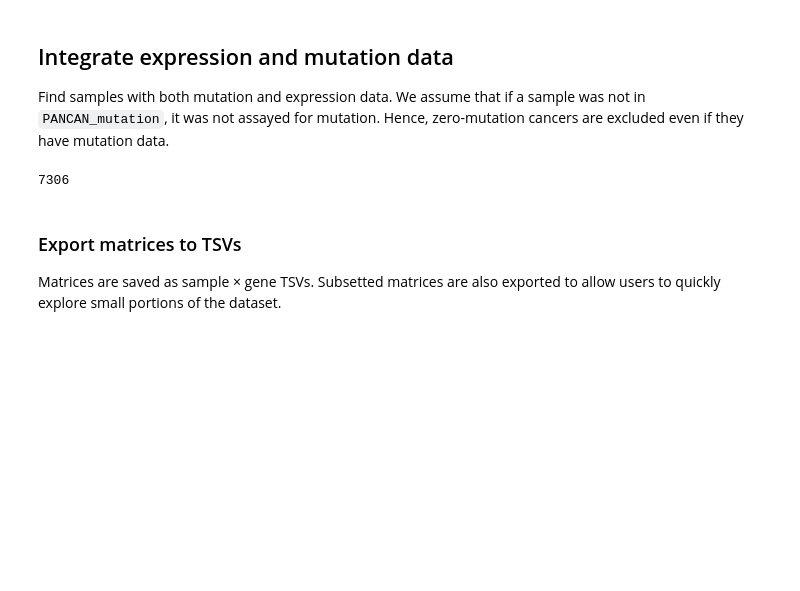
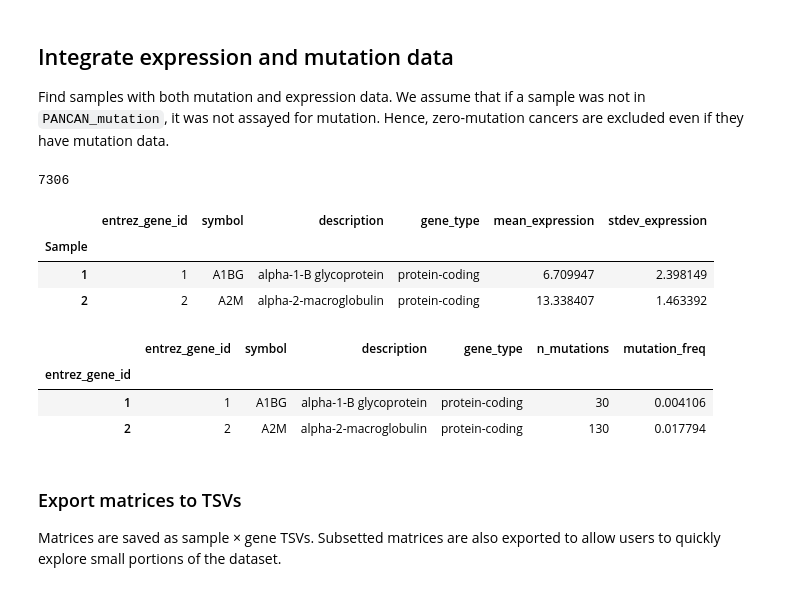
Before and after one commit to cognoma/cancer-data, a Jupyter notebook: 2.TCGA-process.ipynb, the cells around one changed output. Drawn from its saved outputs; the diff is of its cells as text; code cells hidden in the pictures; blank space fills up the shorter version.

```diff
--- a/2.TCGA-process.ipynb
+++ b/2.TCGA-process.ipynb
@@ -170,6 +199,0 @@ mutation_map_df.head(2)
-# %%
-# merge with mapping df to yield column with entrez_id
-# inner join will drop mutations that are not mapped
-gene_mutation_df = pandas.merge(gene_mutation_df, mutation_map_df, left_on = ['chr', 'gene'], right_on = ['chr', 'symbol'], how='inner')
-
-gene_mutation_df.head(2)
@@ -180,8 +200,7 @@ gene_mutation_df.head(2)
 # %%
 # Create a sample (rows) by gene (columns) matrix of mutation status
-
 gene_mutation_mat_df = (gene_mutation_df
-    .pivot_table(index='sample_id', columns='entrez_id', values='count', fill_value=0)
+    .pivot_table(index='sample_id', columns='entrez_gene_id', values='count', fill_value=0)
     .astype(bool).astype(int)
 )
 gene_mutation_mat_df.shape
@@ -240,6 +239,9 @@ set()
 expr_df = (expr_df
     # Convert gene symbols to entrez gene ids
     .rename(index=symbol_to_entrez)
+    .rename(index=old_to_new_entrez)
+    # Average expression for rows with the same entrez_gene_id
+    .groupby(level=0).mean()
     # Transpose so the data is sample × gene
     .transpose()
     # Sort rows and columns
@@ -249,5 +251,8 @@ expr_df = (expr_df
 
 expr_df.index.rename('sample_id', inplace=True)
 
+# Filter for valid Entrez Genes
+expr_df = expr_df.loc[:, expr_df.columns.isin(gene_df.entrez_gene_id)]
+
 expr_df.shape
 # %% [output]
@@ -277,7 +282,7 @@ expr_df.to_csv(path, sep='\t', float_format='%.3g', compression='bz2')
 
 Find samples with both mutation and expression data. We assume that if a sample was not in `PANCAN_mutation`, it was not assayed for mutation. Hence, zero-mutation cancers are excluded even if they have mutation data.
 # %%
-sample_ids = list(clinmat_df.index & gene_mutation_mat_df.index & expr_df.index)
+sample_ids = sorted(clinmat_df.index & gene_mutation_mat_df.index & expr_df.index)
 len(sample_ids)
 # %% [output]
 7306
@@ -289,6 +294,34 @@ y_df = gene_mutation_mat_df.loc[sample_ids, :]
 # %%
 # Add a columnn for mutations per sample
 sample_df['n_mutations'] = y_df.sum(axis='columns')
+# %%
+x_gene_df = (
+    gene_df.loc[x_df.columns, :]
+    .assign(mean_expression=x_df.mean(axis='rows'))
+    .assign(stdev_expression=x_df.std(axis='rows'))
+)
+path = os.path.join('data', 'expression-genes.tsv')
+x_gene_df.to_csv(path, sep='\t', index=False, float_format='%.4g')
+x_gene_df.head(2)
+# %% [output]
+|  | entrez_gene_id | symbol | description | gene_type | mean_expression | stdev_expression |
+| Sample |  |  |  |  |  |  |
+| 1 | 1 | A1BG | alpha-1-B glycoprotein | protein-coding | 6.709947 | 2.398149 |
+| 2 | 2 | A2M | alpha-2-macroglobulin | protein-coding | 13.338407 | 1.463392 |
+# %%
+y_gene_df = (
+    gene_df.loc[y_df.columns, :]
+    .assign(n_mutations=y_df.sum(axis='rows'))
+    .assign(mutation_freq=y_df.mean(axis='rows'))
+)
+path = os.path.join('data', 'mutation-genes.tsv')
+y_gene_df.to_csv(path, sep='\t', index=False, float_format='%.4g')
+y_gene_df.head(2)
+# %% [output]
+|  | entrez_gene_id | symbol | description | gene_type | n_mutations | mutation_freq |
+| entrez_gene_id |  |  |  |  |  |  |
+| 1 | 1 | A1BG | alpha-1-B glycoprotein | protein-coding | 30 | 0.004106 |
+| 2 | 2 | A2M | alpha-2-macroglobulin | protein-coding | 130 | 0.017794 |
 # %% [markdown]
 ### Export matrices to TSVs
 
```
Also changed, not shown: parts of 16 cells of this notebook, 16 other files.
